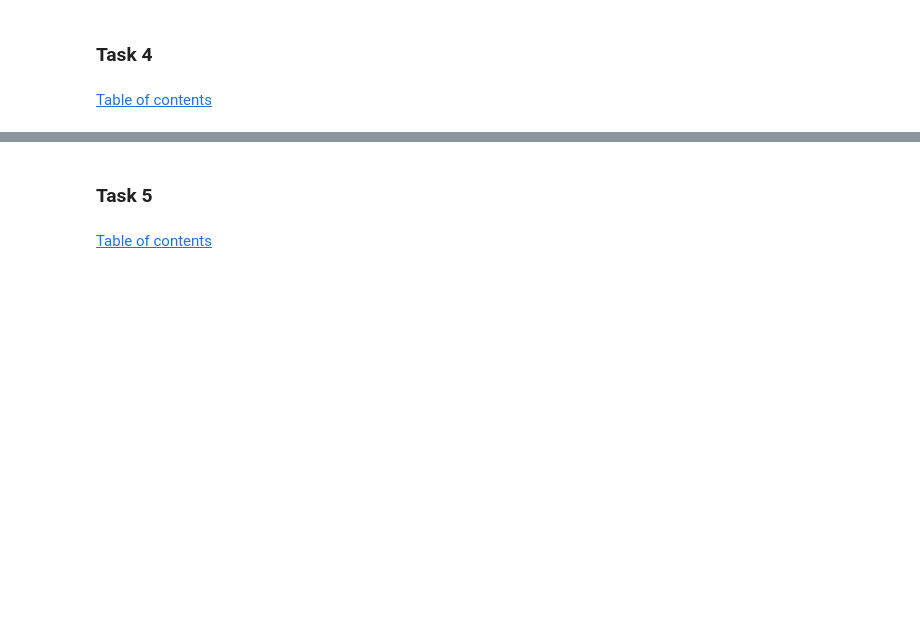
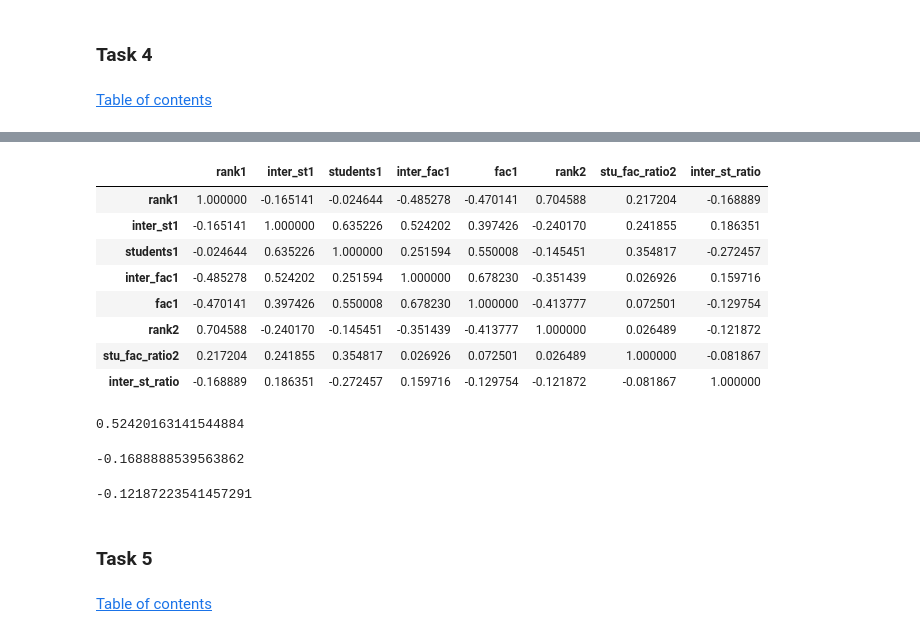
Before and after one commit to IsaacLeimgruber/ADA_labs_repo, a Jupyter notebook: 02 - Data from the Web/hw02_kevin.ipynb, the cells around one changed output, grey strips where cells are left out. Drawn from its saved outputs; the diff is of its cells as text; code cells hidden in the pictures; blank space fills up the shorter version.

```diff
--- a/02 - Data from the Web/hw02_kevin.ipynb
+++ b/02 - Data from the Web/hw02_kevin.ipynb
@@ -1118,0 +1151,5 @@ if we want to return to point 3.0
+# %%
+df_mergedTest = df_merged2.copy(deep=True)
+# %%
+df_mergedTest[['inter_st1','students1','inter_fac1','fac1']] = \
+df_mergedTest[['inter_st1','students1','inter_fac1','fac1']].apply(pd.to_numeric,errors='coerce')
@@ -1119,3 +1171,27 @@ if we want to return to point 3.0
+# %%
+df_mergedTest.corr()
+# %% [output]
+|  | rank1 | inter_st1 | students1 | inter_fac1 | fac1 | rank2 | stu_fac_ratio2 | inter_st_ratio |
+| rank1 | 1.000000 | -0.165141 | -0.024644 | -0.485278 | -0.470141 | 0.704588 | 0.217204 | -0.168889 |
+| inter_st1 | -0.165141 | 1.000000 | 0.635226 | 0.524202 | 0.397426 | -0.240170 | 0.241855 | 0.186351 |
+| students1 | -0.024644 | 0.635226 | 1.000000 | 0.251594 | 0.550008 | -0.145451 | 0.354817 | -0.272457 |
+| inter_fac1 | -0.485278 | 0.524202 | 0.251594 | 1.000000 | 0.678230 | -0.351439 | 0.026926 | 0.159716 |
+| fac1 | -0.470141 | 0.397426 | 0.550008 | 0.678230 | 1.000000 | -0.413777 | 0.072501 | -0.129754 |
+| rank2 | 0.704588 | -0.240170 | -0.145451 | -0.351439 | -0.413777 | 1.000000 | 0.026489 | -0.121872 |
+| stu_fac_ratio2 | 0.217204 | 0.241855 | 0.354817 | 0.026926 | 0.072501 | 0.026489 | 1.000000 | -0.081867 |
+| inter_st_ratio | -0.168889 | 0.186351 | -0.272457 | 0.159716 | -0.129754 | -0.121872 | -0.081867 | 1.000000 |
+# %%
+df_mergedTest.inter_st1.corr(df_mergedTest.inter_fac1)
+# %% [output]
+0.52420163141544884
+# %%
+df_mergedTest.inter_st_ratio.corr(df_mergedTest.rank1)
+# %% [output]
+-0.1688888539563862
+# %%
+df_mergedTest.inter_st_ratio.corr(df_mergedTest.rank2)
+# %% [output]
+-0.12187223541457291
 # %% [markdown]
 ### Task 5
 # %% [markdown]
```
Also changed, not shown: parts of 20 cells of this notebook.
